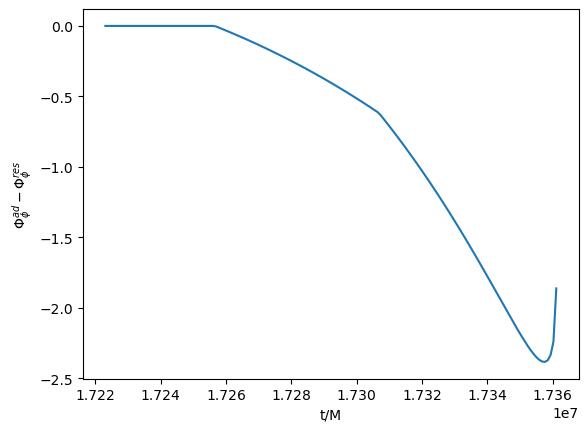
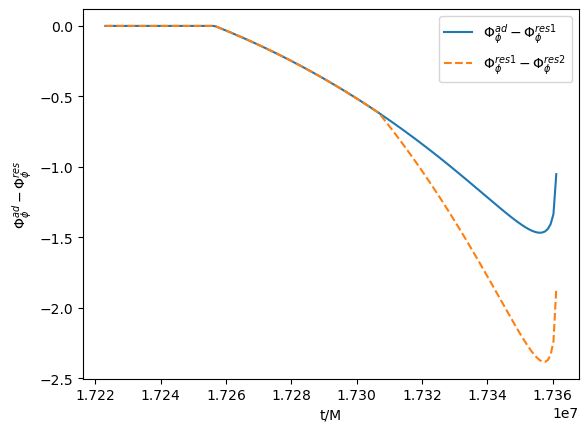
The change to this notebook cell's code, shown as a diff; its figure went from the first image to the second:
--- before
+++ after
@@ -1,3 +1,5 @@
-plt.plot(t[2*9920:],(Phi_phi-Phi_phiRes)[2*9920:])
+plt.plot(t[2*9920:],(Phi_phi-Phi_phiRes1)[2*9920:])
+plt.plot(t[2*9920:],(Phi_phi-Phi_phiRes2)[2*9920:], linestyle='dashed')
 plt.xlabel(r't/M');
 plt.ylabel(r'$\Phi_\phi^{ad} - \Phi_\phi^{res}$');
+plt.legend([r'$\Phi_\phi^{ad} - \Phi_\phi^{res1}$', r'$\Phi_\phi^{res1} - \Phi_\phi^{res2}$'])

Commit: Tidy up a little and make a nice plot showing the effect of one and two resonances